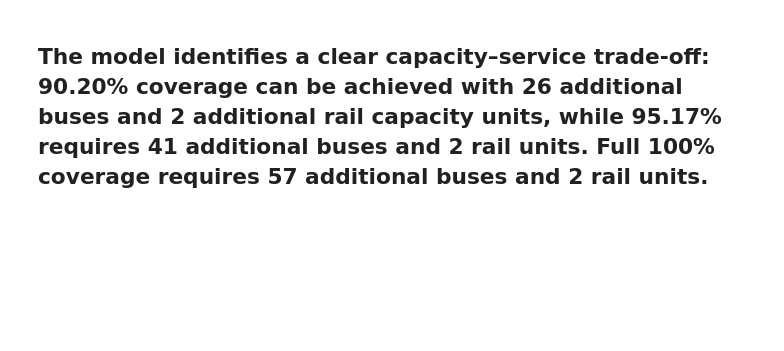
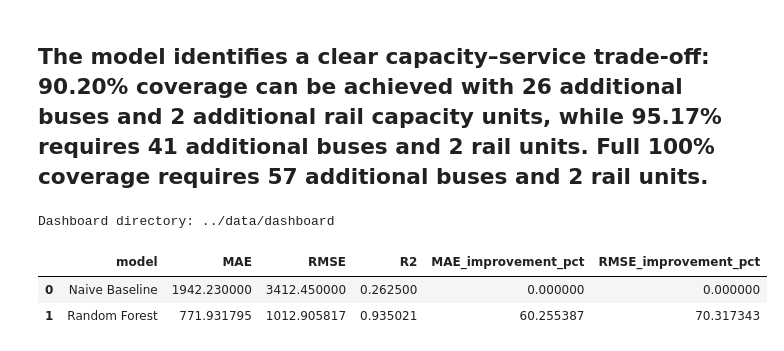
Before and after one commit to abhisarthak/public-transport-demand-planning, a Jupyter notebook: notebooks/03_fleet_optimization.ipynb, the cells around one changed output. Cells and saved outputs as stored; diff of their text form; code cells hidden in the pictures; blank space fills up the shorter version.

```diff
--- a/notebooks/03_fleet_optimization.ipynb
+++ b/notebooks/03_fleet_optimization.ipynb
@@ -5132,3 +5132,59 @@ display(management_recommendation)
 | 5 | Severe Disruption | Activate contingency capacity | Scenario dependent | Up to 72,761 in simulation | Scenario dependent | Emergency |
 # %% [markdown]
 ## The model identifies a clear capacity–service trade-off: 90.20% coverage can be achieved with 26 additional buses and 2 additional rail capacity units, while 95.17% requires 41 additional buses and 2 rail units. Full 100% coverage requires 57 additional buses and 2 rail units.
+# %%
+# ============================================
+# 51. DASHBOARD DATA PREPARATION
+# ============================================
+
+import os
+
+dashboard_dir = "../data/dashboard"
+
+os.makedirs(dashboard_dir, exist_ok=True)
+
+print("Dashboard directory:", dashboard_dir)
+# %% [output]
+Dashboard directory: ../data/dashboard
+# %%
+# ============================================
+# FORECAST PERFORMANCE
+# ============================================
+
+forecast_performance_dashboard = pd.DataFrame({
+    "model": [
+        "Naive Baseline",
+        "Random Forest"
+    ],
+    "MAE": [
+        1942.23,
+        771.931795
+    ],
+    "RMSE": [
+        3412.45,
+        1012.905817
+    ],
+    "R2": [
+        0.2625,
+        0.935021
+    ],
+    "MAE_improvement_pct": [
+        0,
+        60.255387
+    ],
+    "RMSE_improvement_pct": [
+        0,
+        70.317343
+    ]
+})
+
+forecast_performance_dashboard.to_csv(
+    f"{dashboard_dir}/forecast_performance.csv",
+    index=False
+)
+
+display(forecast_performance_dashboard)
+# %% [output]
+|  | model | MAE | RMSE | R2 | MAE_improvement_pct | RMSE_improvement_pct |
+| 0 | Naive Baseline | 1942.230000 | 3412.450000 | 0.262500 | 0.000000 | 0.000000 |
+| 1 | Random Forest | 771.931795 | 1012.905817 | 0.935021 | 60.255387 | 70.317343 |
```
Also changed, not shown: parts of 7 cells of this notebook, 7 other files.
